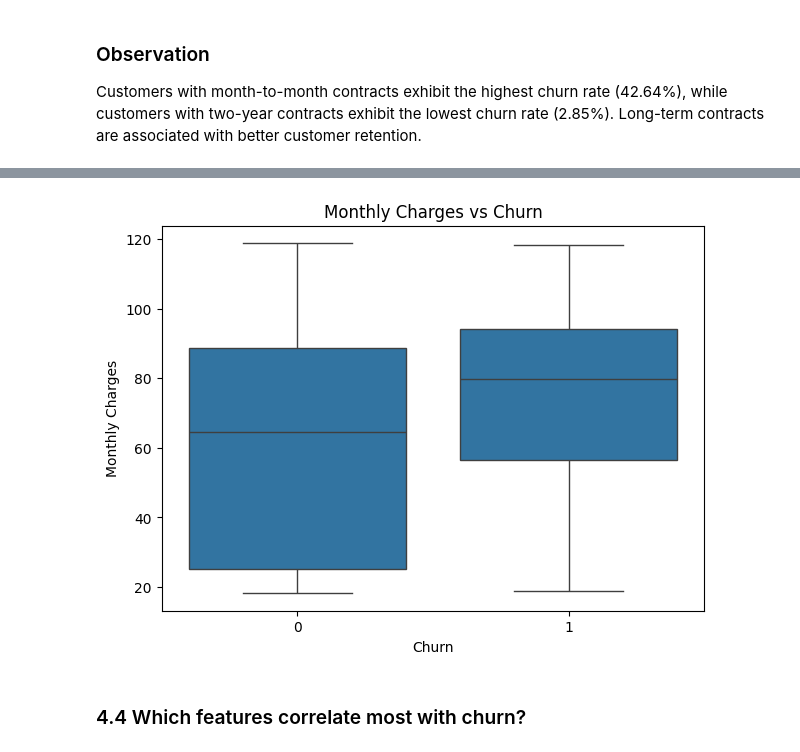
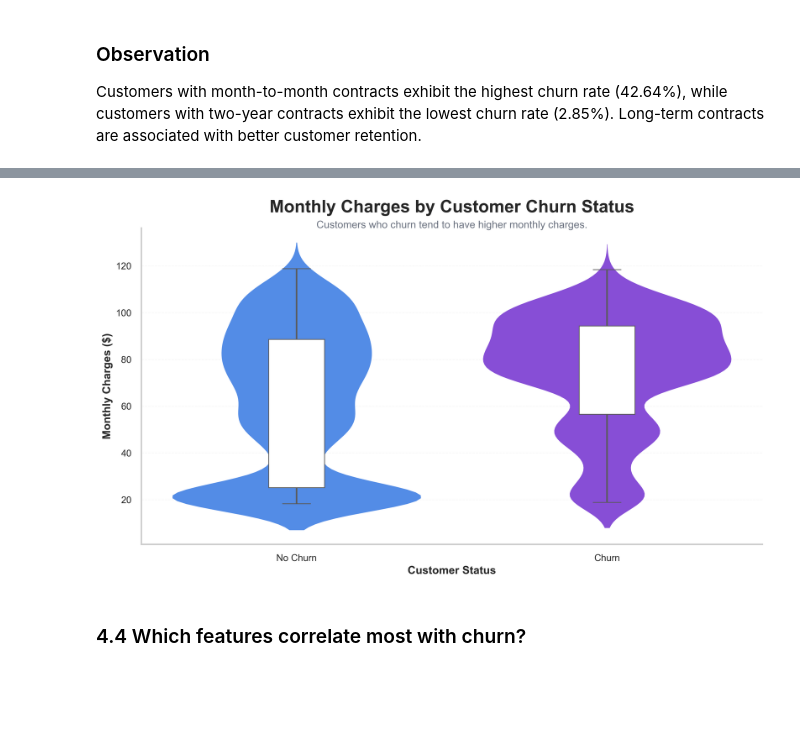
Before and after one commit to jagadeesh-labs/Meritshot-Internship, a Jupyter notebook: TASK-2/customer_churn_prediction.ipynb, the cells around one changed output, grey strips where cells are left out. Drawn from its saved outputs; the diff is of its cells as text; code cells hidden in the pictures; blank space fills up the shorter version.

```diff
--- a/TASK-2/customer_churn_prediction.ipynb
+++ b/TASK-2/customer_churn_prediction.ipynb
@@ -355,16 +514,92 @@ Customers with month-to-month contracts exhibit the highest churn rate (42.64%),
 # %%
-# Visualize Monthly Charges by churn status
-plt.figure(figsize=(7,5))
+# Visualize Monthly Charges by Churn Status
 
+plt.figure(figsize=(12, 7))
+
+# Violin plot (distribution)
+sns.violinplot(
+    x="Churn_Yes",
+    y="MonthlyCharges",
+    data=df,
+    palette=["#3A86FF", "#8338EC"],  # Royal Blue, Purple
+    inner=None,
+    linewidth=0
+)
+
+# Boxplot overlay
 sns.boxplot(
     x="Churn_Yes",
     y="MonthlyCharges",
-    data=df
+    data=df,
+    width=0.18,
+    showcaps=True,
+    boxprops={"facecolor":"white", "zorder":3},
+    whiskerprops={"linewidth":2},
+    medianprops={"color":"red", "linewidth":2},
+    showfliers=False
 )
 
-plt.title("Monthly Charges vs Churn")
-plt.xlabel("Churn")
-plt.ylabel("Monthly Charges")
-plt.savefig("images/monthly_charges_vs_churn.png", bbox_inches="tight")
+# Title
+plt.title(
+    "Monthly Charges by Customer Churn Status",
+    fontsize=22,
+    fontweight="bold",
+    pad=20
+)
+
+# Subtitle
+plt.text(
+    0.5,
+    1.00,
+    "Customers who churn tend to have higher monthly charges.",
+    transform=plt.gca().transAxes,
+    ha="center",
+    fontsize=13,
+    color="#6B7280"
+)
+
+# Labels
+plt.xlabel(
+    "Customer Status",
+    fontsize=14,
+    fontweight="bold"
+)
+
+plt.ylabel(
+    "Monthly Charges ($)",
+    fontsize=14,
+    fontweight="bold"
+)
+
+# Rename ticks
+plt.xticks(
+    ticks=[0, 1],
+    labels=["No Churn", "Churn"],
+    fontsize=12
+)
+
+plt.yticks(fontsize=12)
+
+# Soft grid
+plt.grid(
+    axis="y",
+    linestyle="--",
+    linewidth=0.8,
+    alpha=0.15
+)
+
+# Remove unnecessary borders
+sns.despine()
+
+# Layout
+plt.tight_layout()
+
+# Save ultra-high-quality image
+plt.savefig(
+    "images/monthly_charges_vs_churn.png",
+    dpi=600,
+    bbox_inches="tight"
+)
+
 plt.show()
 # %% [output]
@@ -371,4 +609,4 @@ plt.show()
-[figure, old version]
+[figure, new version]
 # %% [markdown]
 ### 4.4 Which features correlate most with churn?
 # %%
```
Also changed, not shown: parts of 9 cells of this notebook, 10 other files.
